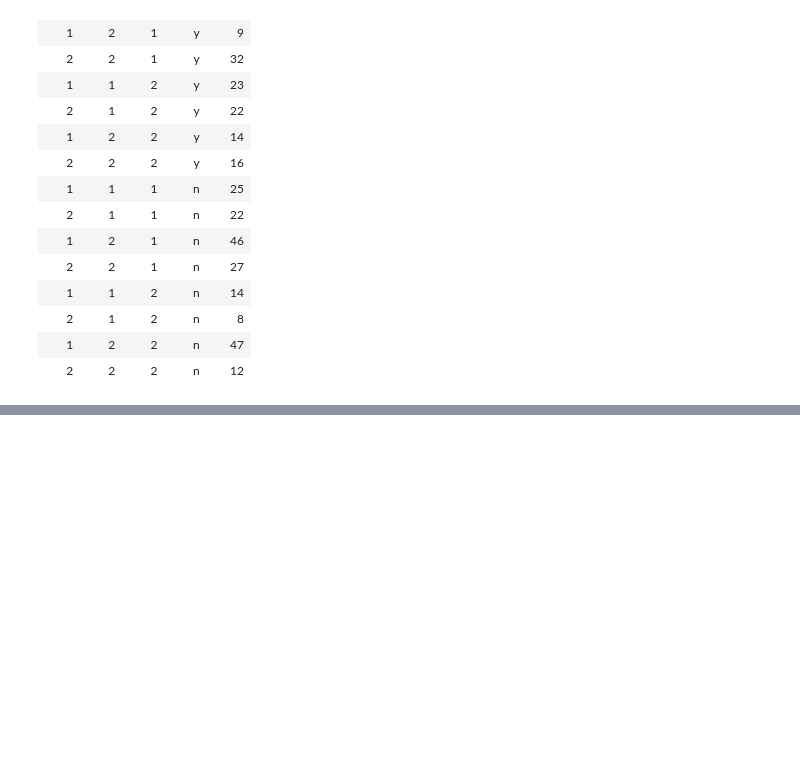
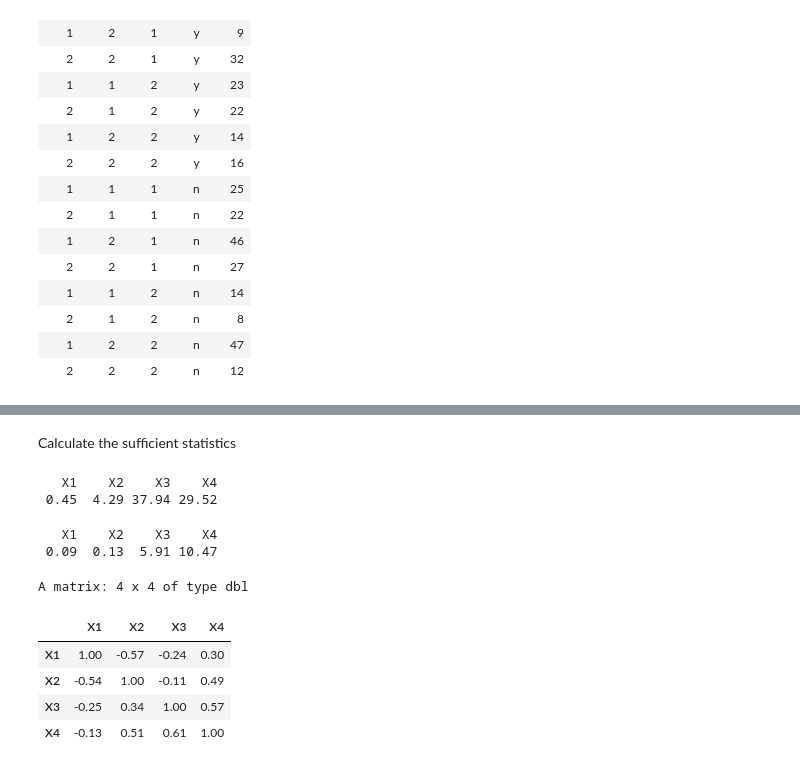
Before and after one commit to StaThin/RGM, a Jupyter notebook: examples.ipynb, the cells around one changed output, grey strips where cells are left out. Saved outputs shown, nothing was run; the diff lists cells and outputs as text; code cells hidden in the pictures; blank space fills up the shorter version.

```diff
--- a/examples.ipynb
+++ b/examples.ipynb
@@ -485,0 +520,20 @@ A data.frame: 16 x 5
+# %% [markdown]
+Calculate the sufficient statistics
+# %%
+S <- cov(derived)
+mx <- sapply(derived, function(x) mean(x) )
+sx <- sapply(derived, function(x) sd(x) )
+round(mx, 2)
+round(sx, 2)
+round(correlations(S) , 2)
+# %% [output]
+   X1    X2    X3    X4
+ 0.45  4.29 37.94 29.52
+   X1    X2    X3    X4
+ 0.09  0.13  5.91 10.47
+A matrix: 4 x 4 of type dbl
+|  | X1 | X2 | X3 | X4 |
+| X1 | 1.00 | -0.57 | -0.24 | 0.30 |
+| X2 | -0.54 | 1.00 | -0.11 | 0.49 |
+| X3 | -0.25 | 0.34 | 1.00 | 0.57 |
+| X4 | -0.13 | 0.51 | 0.61 | 1.00 |
```
Also changed, not shown: parts of 5 cells of this notebook, 1 other file.
